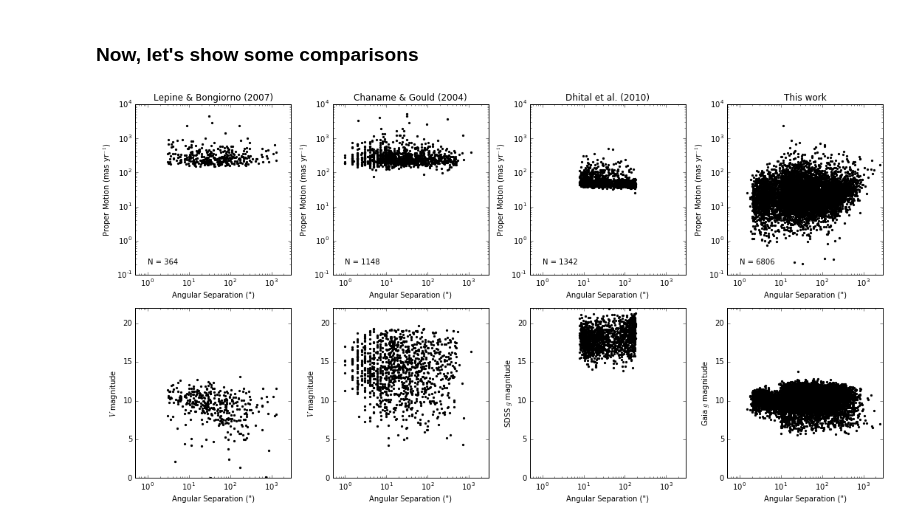
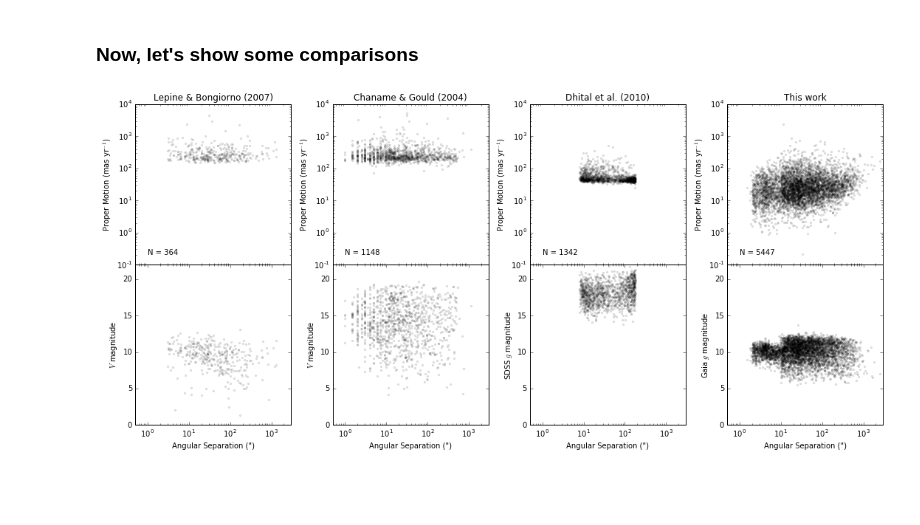
Before and after one commit to astroJeff/gaia_binaries, a Jupyter notebook: notebooks/Compare catalog.ipynb, the cells around one changed output. Cells and saved outputs as stored; diff of their text form; code cells hidden in the pictures; blank space fills up the shorter version.

```diff
--- a/notebooks/Compare catalog.ipynb
+++ b/notebooks/Compare catalog.ipynb
@@ -47,6 +47,6 @@ dtype = [('P_posterior','f8'), ('theta','f8'),
 folder = '../data/TGAS/'
 
 TGAS = np.genfromtxt(folder+'gaia_wide_binaries_TGAS_plx_empirical_cleaned.txt', dtype=dtype, names=True)
-TGAS = TGAS[TGAS['P_posterior'] > 0.9]
+TGAS = TGAS[TGAS['P_posterior'] > 0.99]
 print len(TGAS), TGAS.dtype
 # %% [output]
@@ -108,13 +108,13 @@ print D10['PSFMAG'].T[0][1]
 # %% [markdown]
 ### Now, let's show some comparisons
 # %%
-fig, ax = plt.subplots(2, 4, figsize=(15,8))
+fig, ax = plt.subplots(2, 4, figsize=(15,7))
 
 
 # Lepine & Bongiorno (2007)
 LB07_pm = np.sqrt(LB07['pmRA1']**2 + LB07['pmDE1']**2) * 1.0e3
-ax[0,0].scatter(LB07['Angsep'], LB07_pm, color='k', marker='.', rasterized=True)
-ax[1,0].scatter(LB07['Angsep'], LB07['Vmag1'], color='k', marker='.', rasterized=True)
+ax[0,0].scatter(LB07['Angsep'], LB07_pm, color='k', marker='.', alpha=0.1, rasterized=True)
+ax[1,0].scatter(LB07['Angsep'], LB07['Vmag1'], color='k', marker='.', alpha=0.1, rasterized=True)
 ax[0,0].set_title("Lepine & Bongiorno (2007)")
 ax[1,0].set_ylabel(r'$V$ magnitude')
 ax[0,0].text(1, 0.2, "N = " + str(len(LB07)))
@@ -122,8 +122,8 @@ ax[0,0].text(1, 0.2, "N = " + str(len(LB07)))
 
 # Chaname & Gould (2004)
 CG04_pm = np.sqrt(CG04['pmRA-A']**2 + CG04['pmDE-A']**2) * 1.0e3
-ax[0,1].scatter(CG04['DelSep'], CG04_pm, color='k', marker='.', rasterized=True)
-ax[1,1].scatter(CG04['DelSep'], CG04['VmagA'], color='k', marker='.', rasterized=True)
+ax[0,1].scatter(CG04['DelSep'], CG04_pm, color='k', marker='.', alpha=0.1, rasterized=True)
+ax[1,1].scatter(CG04['DelSep'], CG04['VmagA'], color='k', marker='.', alpha=0.1, rasterized=True)
 ax[0,1].set_title('Chaname & Gould (2004)')
 ax[1,1].set_ylabel(r'$V$ magnitude')
 ax[0,1].text(1, 0.2, "N = " + str(len(CG04)))
@@ -131,41 +131,43 @@ ax[0,1].text(1, 0.2, "N = " + str(len(CG04)))
 
 # Slowpokes pairs - Dhital et al. (2010)
 D10_pm = np.sqrt(D10['PMRA'].T[0]**2 + D10['PMDEC'].T[0]**2)
-ax[0,2].scatter(D10['THETA'], D10_pm, color='k', marker='.', rasterized=True)
-ax[1,2].scatter(D10['THETA'], D10['PSFMAG'].T[0][1], color='k', marker='.', rasterized=True) # SDSS PSF g magnitude
+ax[0,2].scatter(D10['THETA'], D10_pm, color='k', marker='.', alpha=0.1, rasterized=True)
+ax[1,2].scatter(D10['THETA'], D10['PSFMAG'].T[0][1], color='k', marker='.', alpha=0.1, rasterized=True) # SDSS PSF g magnitude
 ax[0,2].set_title('Dhital et al. (2010)')
 ax[1,2].set_ylabel(r'SDSS $g$ magnitude')
 ax[0,2].text(1, 0.2, "N = " + str(len(D10)))
 
 
 # Our pairs
 TGAS_pm = np.sqrt(TGAS['mu_ra_1']**2 + TGAS['mu_dec_1']**2)
-ax[0,3].scatter(TGAS['theta'], TGAS_pm, color='k', marker='.', rasterized=True)
-ax[1,3].scatter(TGAS['theta'], TGAS['gaia_g_mag_1'], color='k', marker='.', rasterized=True)
+ax[0,3].scatter(TGAS['theta'], TGAS_pm, color='k', marker='.', alpha=0.1, rasterized=True)
+ax[1,3].scatter(TGAS['theta'], TGAS['gaia_g_mag_1'], color='k', marker='.', alpha=0.1, rasterized=True)
 ax[0,3].set_title('This work')
 ax[1,3].set_ylabel(r'Gaia $g$ magnitude')
 ax[0,3].text(1, 0.2, "N = " + str(len(TGAS)))
 
 
 
 for i in np.arange(4):
     ax[1,i].set_xscale('log')
     ax[1,i].set_xlim(0.5, 3000)
     ax[1,i].set_xlabel('Angular Separation (")')
     ax[1,i].set_ylim(0,22)
 
 for i in np.arange(4):
     ax[0,i].set_xscale('log')
     ax[0,i].set_yscale('log')
     ax[0,i].set_xlim(0.5, 3000)
     ax[0,i].set_ylim(0.1, 1.0e4)
-    ax[0,i].set_xlabel('Angular Separation (")')
+#    ax[0,i].set_xlabel('Angular Separation (")')
+    ax[0,i].set_xticks([])
     ax[0,i].set_ylabel(r'Proper Motion (mas yr$^{-1}$)')
 
 
 
 plt.tight_layout()
-plt.savefig('../figures/compare_catalog.pdf')
-#plt.show()
+plt.subplots_adjust(hspace=0)
+#plt.savefig('../figures/compare_catalog.pdf')
+plt.show()
 # %% [output]
-[figure, old version]
+[figure, new version]
```
Also changed, not shown: parts of 3 cells of this notebook, 4 other files.
